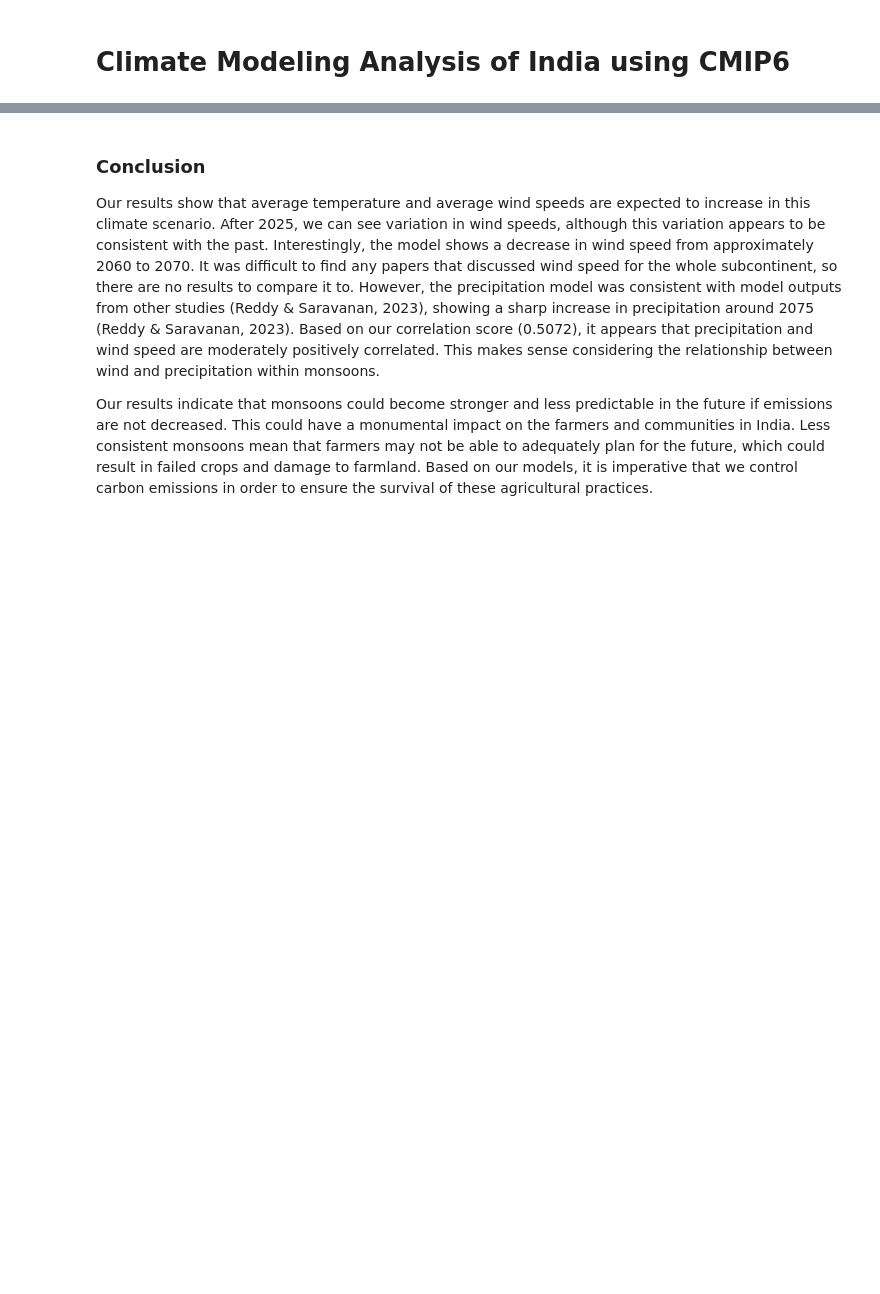
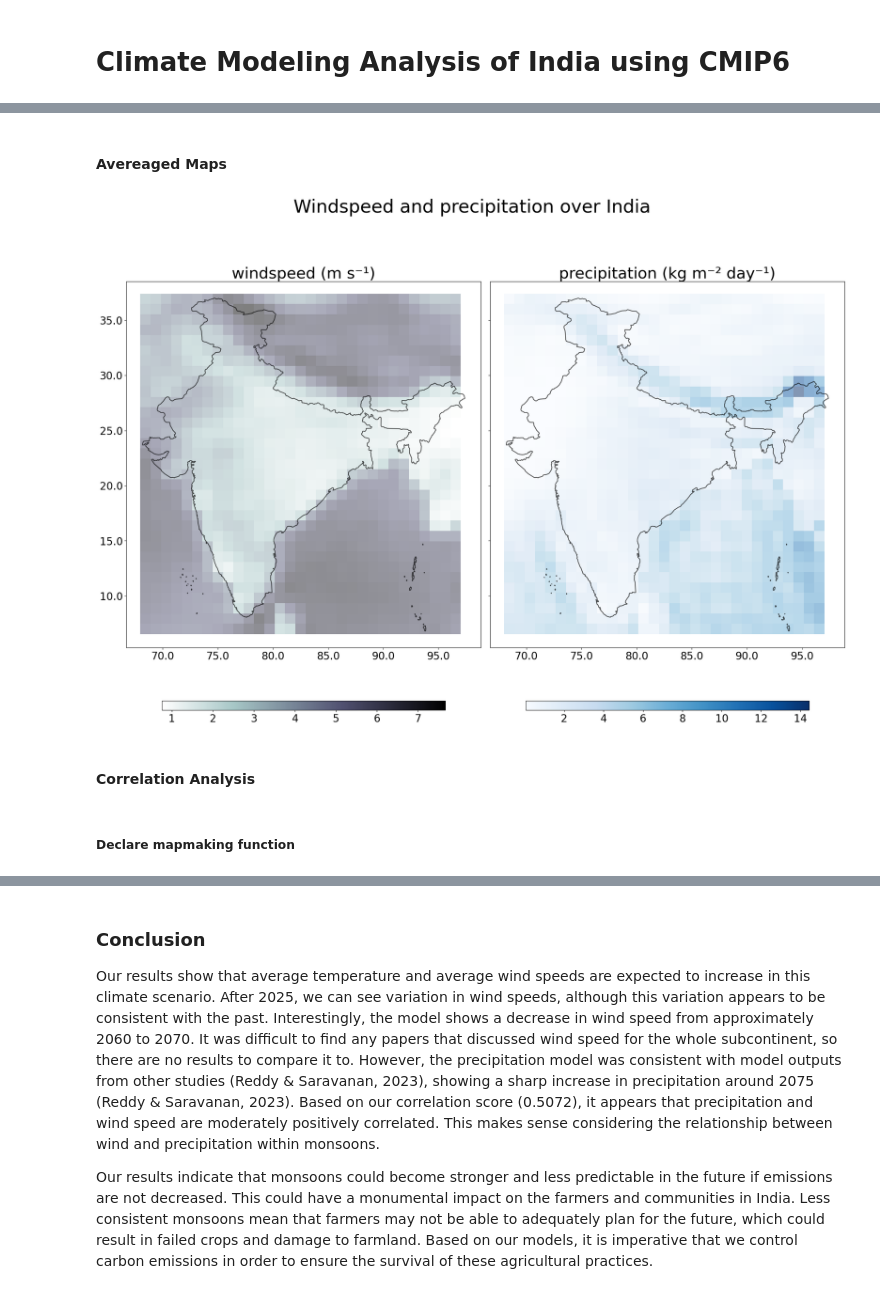
Before and after one commit to silkieMoth/eds_296_climate-modeling_final_proj, a Jupyter notebook: indian_monsoons.ipynb, the cells around one changed output, grey strips where cells are left out. Saved outputs shown, nothing was run; the diff lists cells and outputs as text; code cells hidden in the pictures; blank space fills up the shorter version.

```diff
--- a/indian_monsoons.ipynb
+++ b/indian_monsoons.ipynb
@@ -324,0 +510,13 @@ plt.show()
+# %%
+# split query between vars
+precip_rows = res_df2[res_df2["variable_id"] == "pr"]
+wind_rows = res_df2[res_df2["variable_id"] == "sfcWind"]
+
+# get all the different ensembles in each var
+precip_ensembles = precip_rows.member_id.unique()
+wind_ensembles = wind_rows.member_id.unique()
+
+# and just select the common ones
+common_ens = list(set(precip_ensembles) & set(wind_ensembles))
+
+print(common_ens)
@@ -324,0 +525,4 @@ plt.show()
+# %%
+# get spatial averages for precip and windspeed
+## this will be used for the basic mapmaking
+precip_ens_df2, wind_ens_df2 = coorelation_zarr_rows(precip_rows, wind_rows, common_ens, full_bbox, groupby_var = 'space')
@@ -324,0 +726,59 @@ plt.show()
+# %% [markdown]
+#### **Avereaged Maps**
+# %%
+with warnings.catch_warnings():
+    warnings.simplefilter("ignore")
+
+    # make the plotted vars the right dtype
+    plotted_gdf['windspeed'] = plotted_gdf['windspeed'].astype(float)
+    plotted_gdf['precipitation'] = plotted_gdf['precipitation'].astype(float)
+
+    # titles an init struture
+    title = "Windspeed and precipitation over India"
+    fig, ax = plt.subplots(figsize = (20,20), ncols=2, sharey = True, constrained_layout = True)
+    fig.suptitle(title, y = 0.70, fontsize = 35)
+
+    # iterate through both plots, different cmaps
+    for i, column, markersize,cmap in zip(range(2), ["windspeed", "precipitation"], [396.2,396], ['bone_r', 'Blues']):
+        # plot india boundary
+        india_boundary.boundary.plot(ax=ax[i], alpha =0.7, color = "black")
+
+        # then plot the gdfs over top of it
+        plotted_gdf.plot(
+            ax=ax[i],
+            alpha= 0.5,
+            column = column, # specify variable
+            legend = True,
+            legend_kwds = {
+                "shrink": 0.8, # control size of color bar
+                "aspect": 30 , # make it thinner
+                "orientation": "horizontal"
+            },
+            marker = 's', # make the points square
+            markersize = markersize, # control markersize to minimize overlap
+            edgecolor = 'None', # remove edges
+            aspect = 1, # make plots square
+            cmap = cmap # and specify the color scheme
+        )
+
+        # increase the size of the axis tick labels
+        ax[i].set_xticklabels(ax[i].get_xticks(), fontsize=20)
+        ax[i].set_yticklabels(ax[i].get_yticks(), fontsize=20)
+
+        # and do the same with the colorbar tick lables
+        cbar = ax[i].get_figure().get_axes()[-1]
+        cbar.tick_params(labelsize=20)
+
+    # minimize the space in between the plots
+    plt.subplots_adjust(wspace = 0.01)
+
+
+    # add titles to both plots
+    ax[0].set_title("windspeed (m s\u207B\u00B9)", fontsize = 30)
+    ax[1].set_title("precipitation (kg m\u207B\u00B2 day\u207B\u00B9)", fontsize = 30)
+# %% [output]
+[figure, added]
+# %% [markdown]
+#### **Correlation Analysis**
+# %% [markdown]
+##### **Declare mapmaking function**
```
Also changed, not shown: parts of 49 cells of this notebook.
